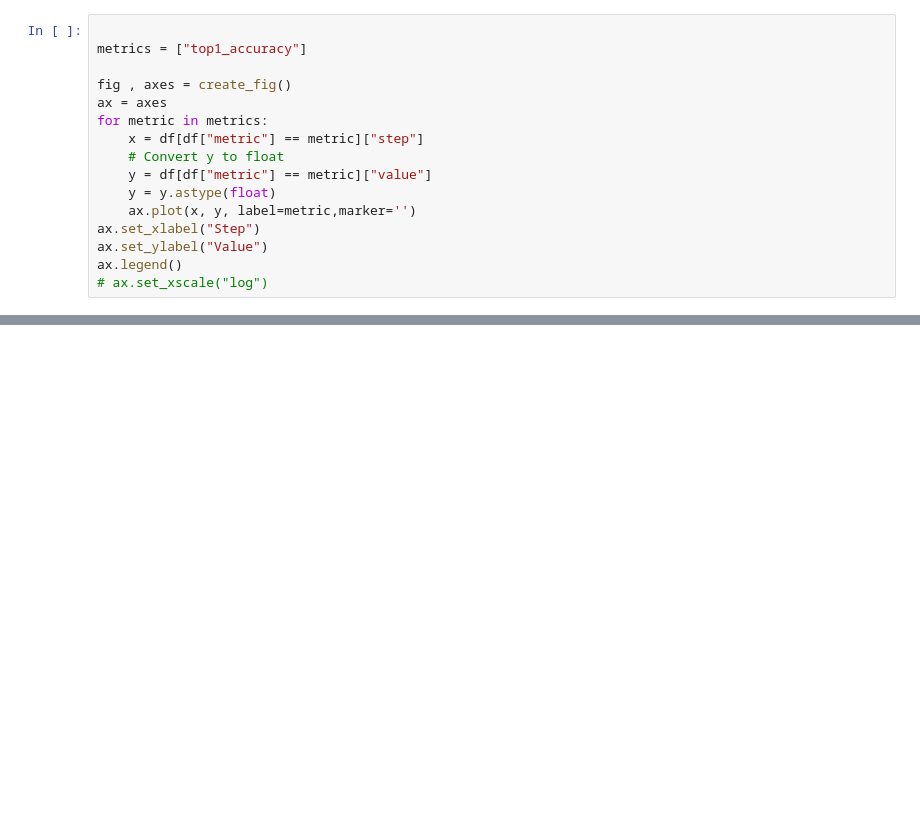
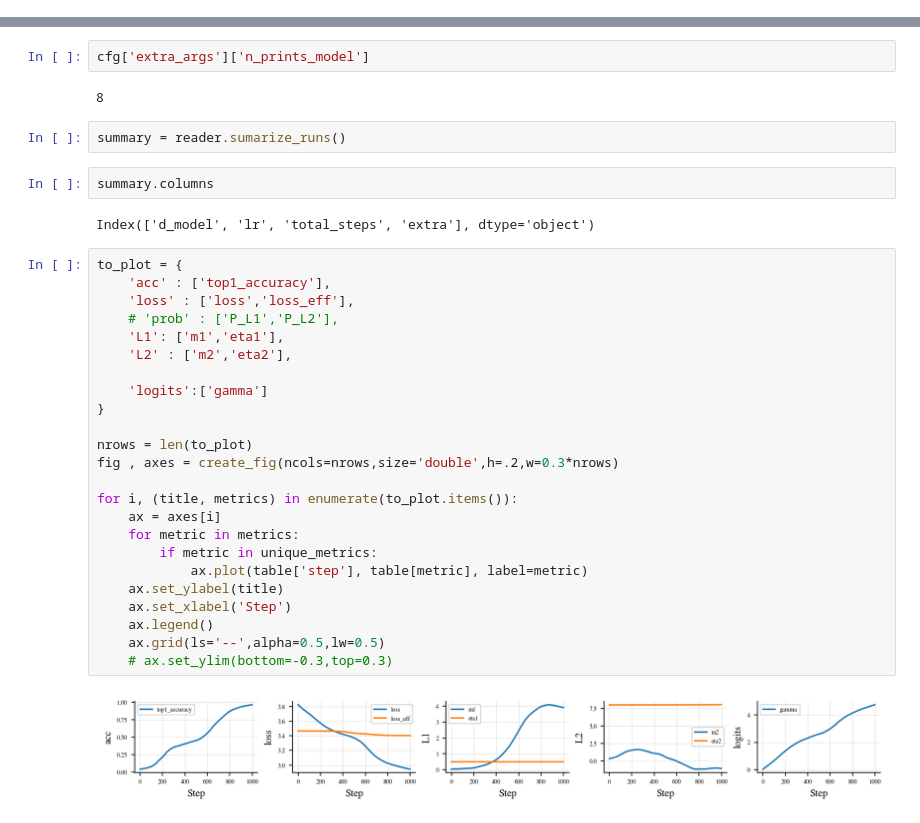
Before and after one commit to CristopherErazo/InContextLearning, a Jupyter notebook: notebooks/test_theory.ipynb, the cells around one changed output, grey strips where cells are left out. Cells and saved outputs as stored; diff of their text form; blank space fills up the shorter version.

```diff
--- a/notebooks/test_theory.ipynb
+++ b/notebooks/test_theory.ipynb
@@ -27,16 +9,0 @@ Loading run with id: run_006
-# %%
-
-metrics = ["top1_accuracy"]
-
-fig , axes = create_fig()
-ax = axes
-for metric in metrics:
-    x = df[df["metric"] == metric]["step"]
-    # Convert y to float
-    y = df[df["metric"] == metric]["value"]
-    y = y.astype(float)
-    ax.plot(x, y, label=metric,marker='')
-ax.set_xlabel("Step")
-ax.set_ylabel("Value")
-ax.legend()
-# ax.set_xscale("log")
@@ -63,0 +117,36 @@ np.float64(1.118033988749895)
+# %%
+cfg['extra_args']['n_prints_model']
+# %% [output]
+8
+# %%
+summary = reader.sumarize_runs()
+# %%
+summary.columns
+# %% [output]
+Index(['d_model', 'lr', 'total_steps', 'extra'], dtype='object')
+# %%
+to_plot = {
+    'acc' : ['top1_accuracy'],
+    'loss' : ['loss','loss_eff'],
+    # 'prob' : ['P_L1','P_L2'],
+    'L1': ['m1','eta1'],
+    'L2' : ['m2','eta2'],
+
+    'logits':['gamma']
+}
+
+nrows = len(to_plot)
+fig , axes = create_fig(ncols=nrows,size='double',h=.2,w=0.3*nrows)
+
+for i, (title, metrics) in enumerate(to_plot.items()):
+    ax = axes[i]
+    for metric in metrics:
+        if metric in unique_metrics:
+            ax.plot(table['step'], table[metric], label=metric)
+    ax.set_ylabel(title)
+    ax.set_xlabel('Step')
+    ax.legend()
+    ax.grid(ls='--',alpha=0.5,lw=0.5)
+    # ax.set_ylim(bottom=-0.3,top=0.3)
+# %% [output]
+[figure, added]
```
Also changed, not shown: parts of 24 cells of this notebook, 4 other files.
